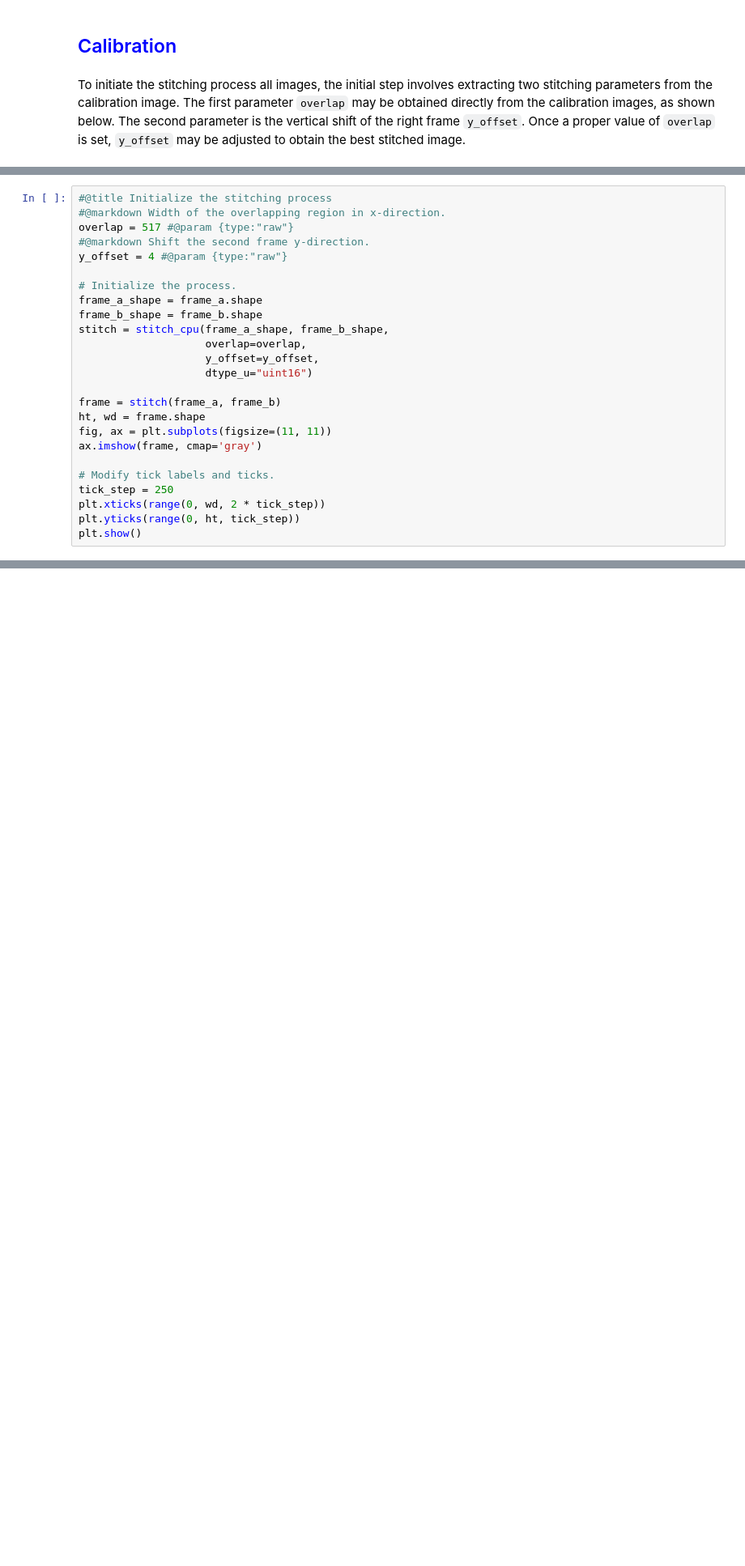
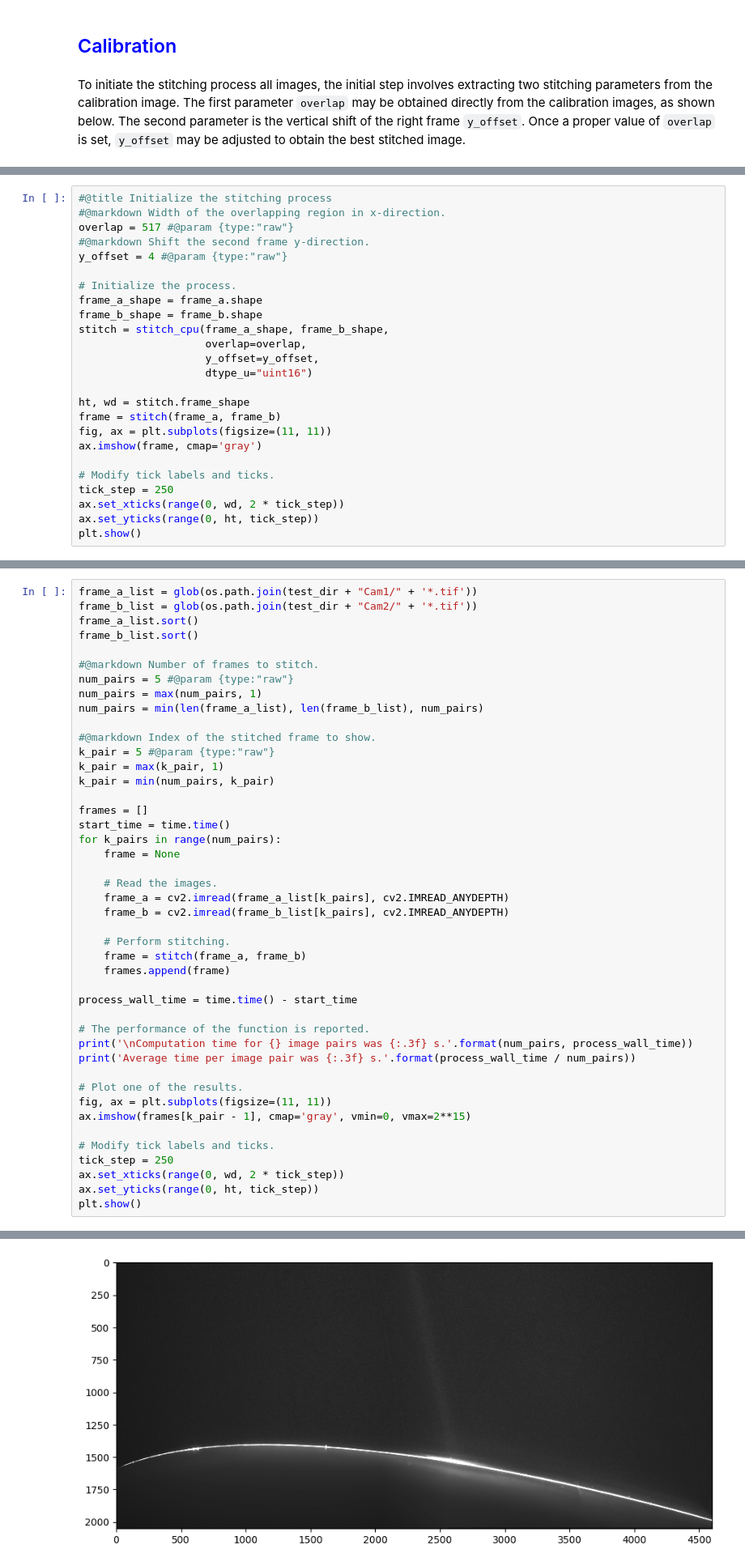
Before and after one commit to ali-sh-96/openpiv-python-cpu, a Jupyter notebook: openpiv_cpu/tutorials/openpiv_python_cpu_stitching_tutorial.ipynb, the cells around one changed output, grey strips where cells are left out. Shown at 81% size. Cells and saved outputs as stored; diff of their text form; blank space fills up the shorter version.

```diff
--- a/openpiv_cpu/tutorials/openpiv_python_cpu_stitching_tutorial.ipynb
+++ b/openpiv_cpu/tutorials/openpiv_python_cpu_stitching_tutorial.ipynb
@@ -90,15 +90,15 @@ stitch = stitch_cpu(frame_a_shape, frame_b_shape,
                     y_offset=y_offset,
                     dtype_u="uint16")
 
+ht, wd = stitch.frame_shape
 frame = stitch(frame_a, frame_b)
-ht, wd = frame.shape
 fig, ax = plt.subplots(figsize=(11, 11))
 ax.imshow(frame, cmap='gray')
 
 # Modify tick labels and ticks.
 tick_step = 250
-plt.xticks(range(0, wd, 2 * tick_step))
-plt.yticks(range(0, ht, tick_step))
+ax.set_xticks(range(0, wd, 2 * tick_step))
+ax.set_yticks(range(0, ht, tick_step))
 plt.show()
 # %% [output]
 [figure]
@@ -104,0 +107,45 @@ plt.show()
+# %%
+frame_a_list = glob(os.path.join(test_dir + "Cam1/" + '*.tif'))
+frame_b_list = glob(os.path.join(test_dir + "Cam2/" + '*.tif'))
+frame_a_list.sort()
+frame_b_list.sort()
+
+#@markdown Number of frames to stitch.
+num_pairs = 5 #@param {type:"raw"}
+num_pairs = max(num_pairs, 1)
+num_pairs = min(len(frame_a_list), len(frame_b_list), num_pairs)
+
+#@markdown Index of the stitched frame to show.
+k_pair = 5 #@param {type:"raw"}
+k_pair = max(k_pair, 1)
+k_pair = min(num_pairs, k_pair)
+
+frames = []
+start_time = time.time()
+for k_pairs in range(num_pairs):
+    frame = None
+
+    # Read the images.
+    frame_a = cv2.imread(frame_a_list[k_pairs], cv2.IMREAD_ANYDEPTH)
+    frame_b = cv2.imread(frame_b_list[k_pairs], cv2.IMREAD_ANYDEPTH)
+
+    # Perform stitching.
+    frame = stitch(frame_a, frame_b)
+    frames.append(frame)
+
+process_wall_time = time.time() - start_time
+
+# The performance of the function is reported.
+print('\nComputation time for {} image pairs was {:.3f} s.'.format(num_pairs, process_wall_time))
+print('Average time per image pair was {:.3f} s.'.format(process_wall_time / num_pairs))
+
+# Plot one of the results.
+fig, ax = plt.subplots(figsize=(11, 11))
+ax.imshow(frames[k_pair - 1], cmap='gray', vmin=0, vmax=2**15)
+
+# Modify tick labels and ticks.
+tick_step = 250
+ax.set_xticks(range(0, wd, 2 * tick_step))
+ax.set_yticks(range(0, ht, tick_step))
+plt.show()
+# %% [output]
@@ -104,0 +154 @@ plt.show()
+[figure, added]
```
Also changed, not shown: parts of 3 cells of this notebook.
